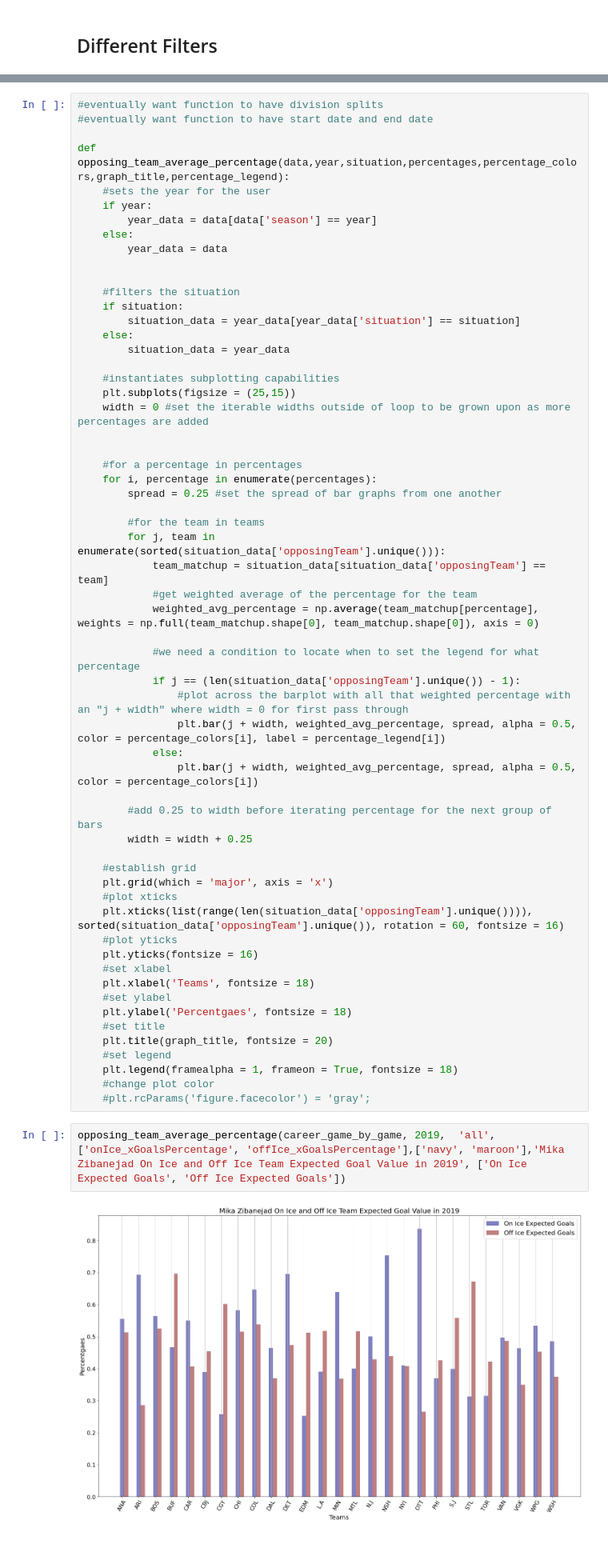
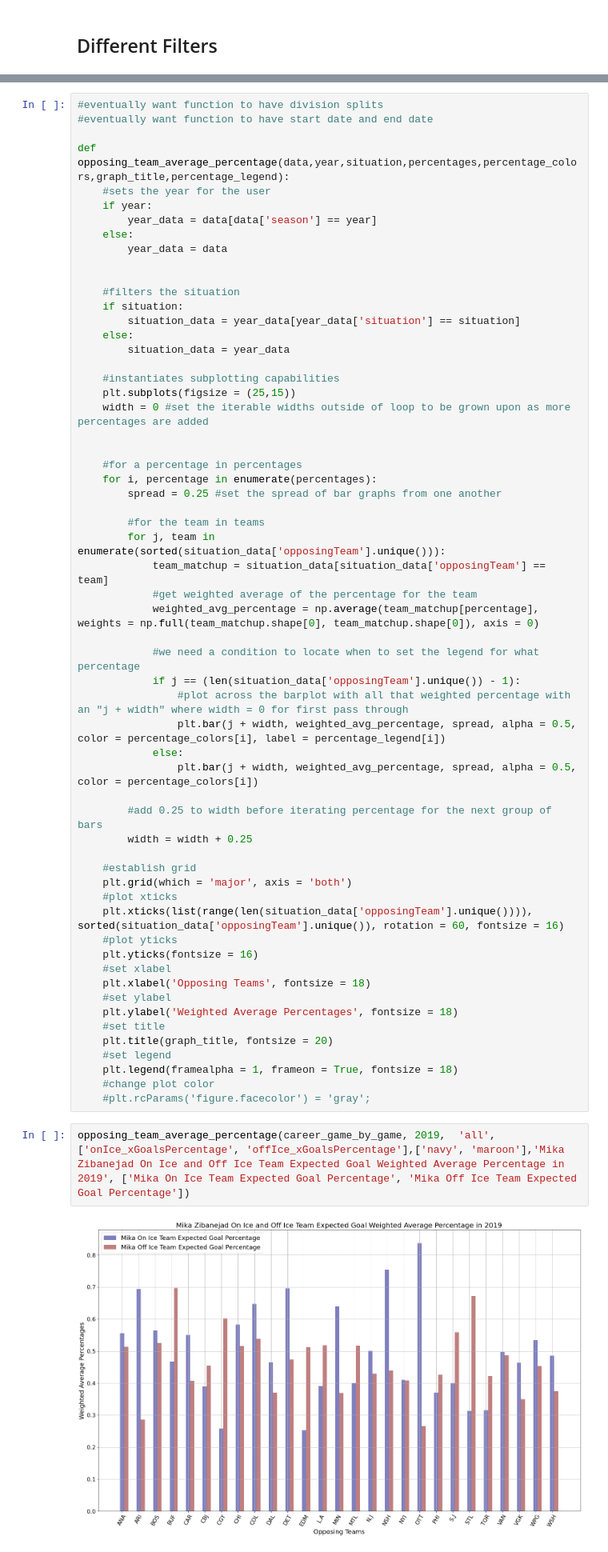
Before and after one commit to chriskuz/rangers_analysis, a Jupyter notebook: code/player_statistics/mika_zibanejad.ipynb, the cells around one changed output, grey strips where cells are left out. Shown at 80% size. Cells and saved outputs as stored; diff of their text form.

```diff
--- a/code/player_statistics/mika_zibanejad.ipynb
+++ b/code/player_statistics/mika_zibanejad.ipynb
@@ -131,15 +177,15 @@ def opposing_team_average_percentage(data,year,situation,percentages,percentage_
         width = width + 0.25
 
     #establish grid
-    plt.grid(which = 'major', axis = 'x')
+    plt.grid(which = 'major', axis = 'both')
     #plot xticks
     plt.xticks(list(range(len(situation_data['opposingTeam'].unique()))), sorted(situation_data['opposingTeam'].unique()), rotation = 60, fontsize = 16)
     #plot yticks
     plt.yticks(fontsize = 16)
     #set xlabel
-    plt.xlabel('Teams', fontsize = 18)
+    plt.xlabel('Opposing Teams', fontsize = 18)
     #set ylabel
-    plt.ylabel('Percentgaes', fontsize = 18)
+    plt.ylabel('Weighted Average Percentages', fontsize = 18)
     #set title
     plt.title(graph_title, fontsize = 20)
     #set legend
@@ -147,6 +193,6 @@ def opposing_team_average_percentage(data,year,situation,percentages,percentage_
     #change plot color
     #plt.rcParams('figure.facecolor') = 'gray';
 # %%
-opposing_team_average_percentage(career_game_by_game, 2019,  'all', ['onIce_xGoalsPercentage', 'offIce_xGoalsPercentage'],['navy', 'maroon'],'Mika Zibanejad On Ice and Off Ice Team Expected Goal Value in 2019', ['On Ice Expected Goals', 'Off Ice Expected Goals'])
+opposing_team_average_percentage(career_game_by_game, 2019,  'all', ['onIce_xGoalsPercentage', 'offIce_xGoalsPercentage'],['navy', 'maroon'],'Mika Zibanejad On Ice and Off Ice Team Expected Goal Weighted Average Percentage in 2019', ['Mika On Ice Team Expected Goal Percentage', 'Mika Off Ice Team Expected Goal Percentage'])
 # %% [output]
-[figure, old version]
+[figure, new version]
```
Also changed, not shown: parts of 12 cells of this notebook.
